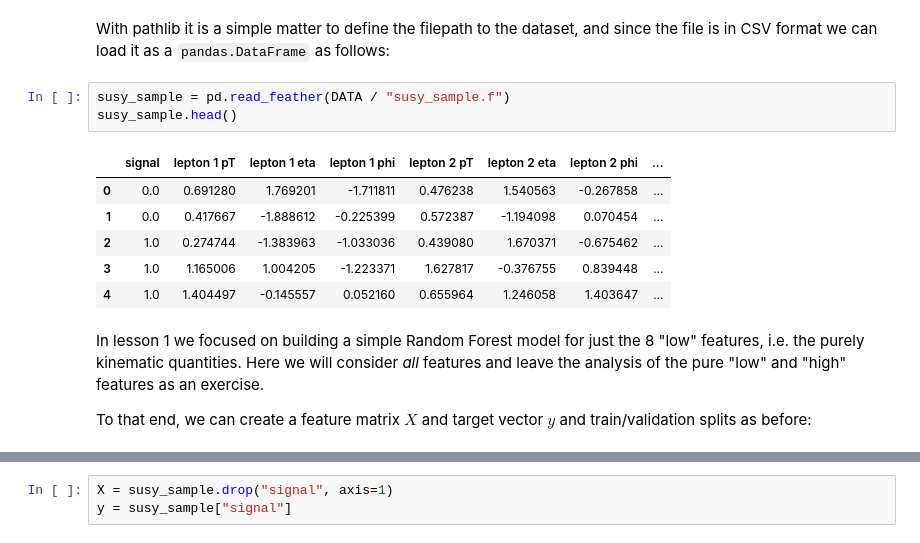
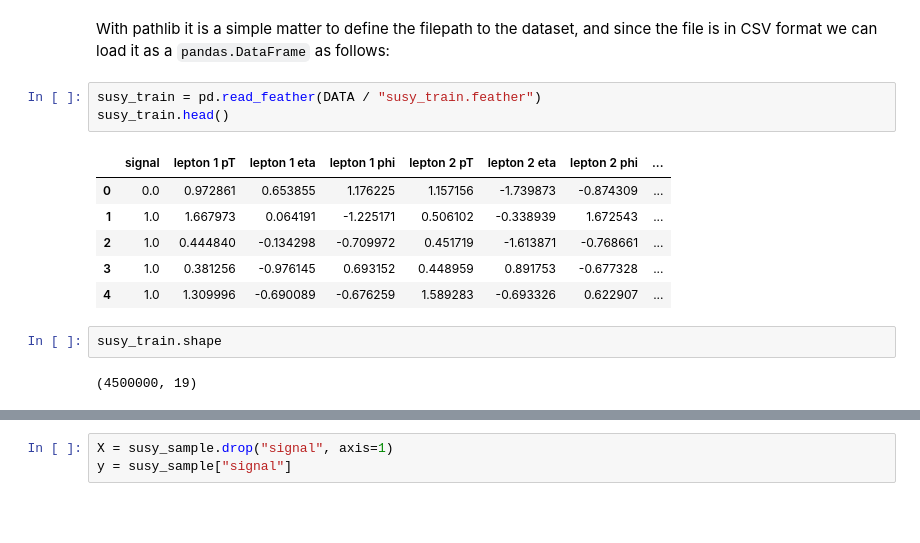
Before and after one commit to lewtun/hepml, a Jupyter notebook: notebooks/lesson02_random-forest-deep-dive.ipynb, the cells around one changed output, grey strips where cells are left out. Saved outputs shown, nothing was run; the diff lists cells and outputs as text; blank space fills up the shorter version.

Commit message:
Add final form of lesson02

```diff
--- a/notebooks/lesson02_random-forest-deep-dive.ipynb
+++ b/notebooks/lesson02_random-forest-deep-dive.ipynb
@@ -76,16 +82,16 @@ susy.csv.gz   susy.f        susy_sample.f
 # %% [markdown]
 With pathlib it is a simple matter to define the filepath to the dataset, and since the file is in CSV format we can load it as a `pandas.DataFrame` as follows:
 # %%
-susy_sample = pd.read_feather(DATA / "susy_sample.f")
-susy_sample.head()
+susy_train = pd.read_feather(DATA / "susy_train.feather")
+susy_train.head()
 # %% [output]
 |  | signal | lepton 1 pT | lepton 1 eta | lepton 1 phi | lepton 2 pT | lepton 2 eta | lepton 2 phi | ... |
-| 0 | 0.0 | 0.691280 | 1.769201 | -1.711811 | 0.476238 | 1.540563 | -0.267858 | ... |
-| 1 | 0.0 | 0.417667 | -1.888612 | -0.225399 | 0.572387 | -1.194098 | 0.070454 | ... |
-| 2 | 1.0 | 0.274744 | -1.383963 | -1.033036 | 0.439080 | 1.670371 | -0.675462 | ... |
-| 3 | 1.0 | 1.165006 | 1.004205 | -1.223371 | 1.627817 | -0.376755 | 0.839448 | ... |
-| 4 | 1.0 | 1.404497 | -0.145557 | 0.052160 | 0.655964 | 1.246058 | 1.403647 | ... |
+| 0 | 0.0 | 0.972861 | 0.653855 | 1.176225 | 1.157156 | -1.739873 | -0.874309 | ... |
+| 1 | 1.0 | 1.667973 | 0.064191 | -1.225171 | 0.506102 | -0.338939 | 1.672543 | ... |
+| 2 | 1.0 | 0.444840 | -0.134298 | -0.709972 | 0.451719 | -1.613871 | -0.768661 | ... |
+| 3 | 1.0 | 0.381256 | -0.976145 | 0.693152 | 0.448959 | 0.891753 | -0.677328 | ... |
+| 4 | 1.0 | 1.309996 | -0.690089 | -0.676259 | 1.589283 | -0.693326 | 0.622907 | ... |
-# %% [markdown]
-In lesson 1 we focused on building a simple Random Forest model for just the 8 "low" features, i.e. the purely kinematic quantities. Here we will consider _all_ features and leave the analysis of the pure "low" and "high" features as an exercise.
-
-To that end, we can create a feature matrix $X$ and target vector $y$ and train/validation splits as before:
+# %%
+susy_train.shape
+# %% [output]
+(4500000, 19)
```
Also changed, not shown: parts of 83 cells of this notebook, 3 other files.
